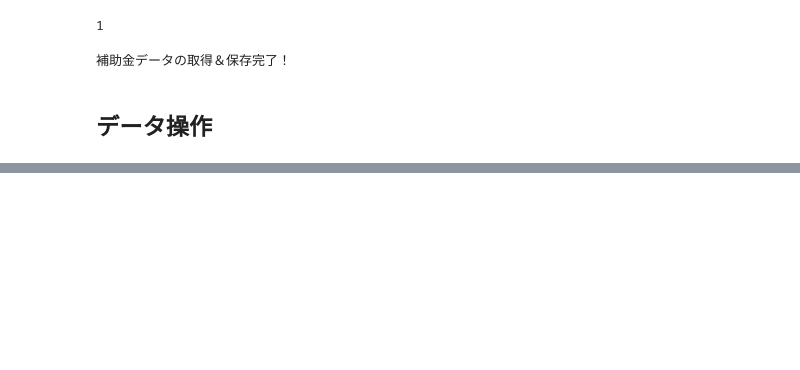
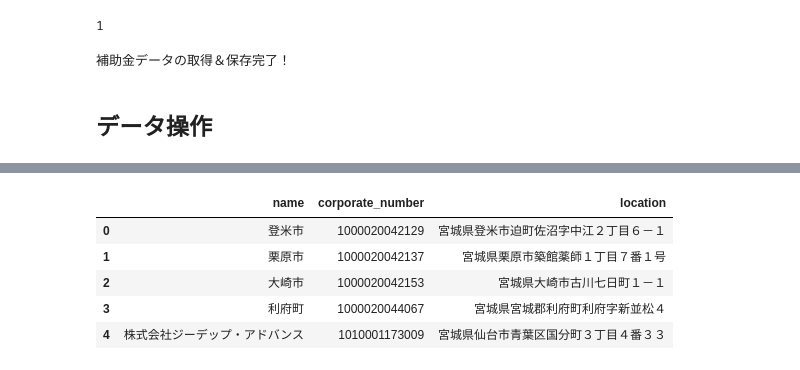
Before and after one commit to Rioto3/gbizinfo-subsidy-analysis, a Jupyter notebook: refactoring/new/2.ipynb, the cells around one changed output, grey strips where cells are left out. Saved outputs shown, nothing was run; the diff lists cells and outputs as text; code cells hidden in the pictures; blank space fills up the shorter version.

```diff
--- a/refactoring/new/2.ipynb
+++ b/refactoring/new/2.ipynb
@@ -309 +271,10 @@ df_subsidies.head()
+# %%
+df_companies.head()
+# %% [output]
+|  | name | corporate_number | location |
+| 0 | 登米市 | 1000020042129 | 宮城県登米市迫町佐沼字中江２丁目６－１ |
+| 1 | 栗原市 | 1000020042137 | 宮城県栗原市築館薬師１丁目７番１号 |
+| 2 | 大崎市 | 1000020042153 | 宮城県大崎市古川七日町１－１ |
+| 3 | 利府町 | 1000020044067 | 宮城県宮城郡利府町利府字新並松４ |
+| 4 | 株式会社ジーデップ・アドバンス | 1010001173009 | 宮城県仙台市青葉区国分町３丁目４番３３ |
 # %%
```
Also changed, not shown: parts of 19 cells of this notebook.
